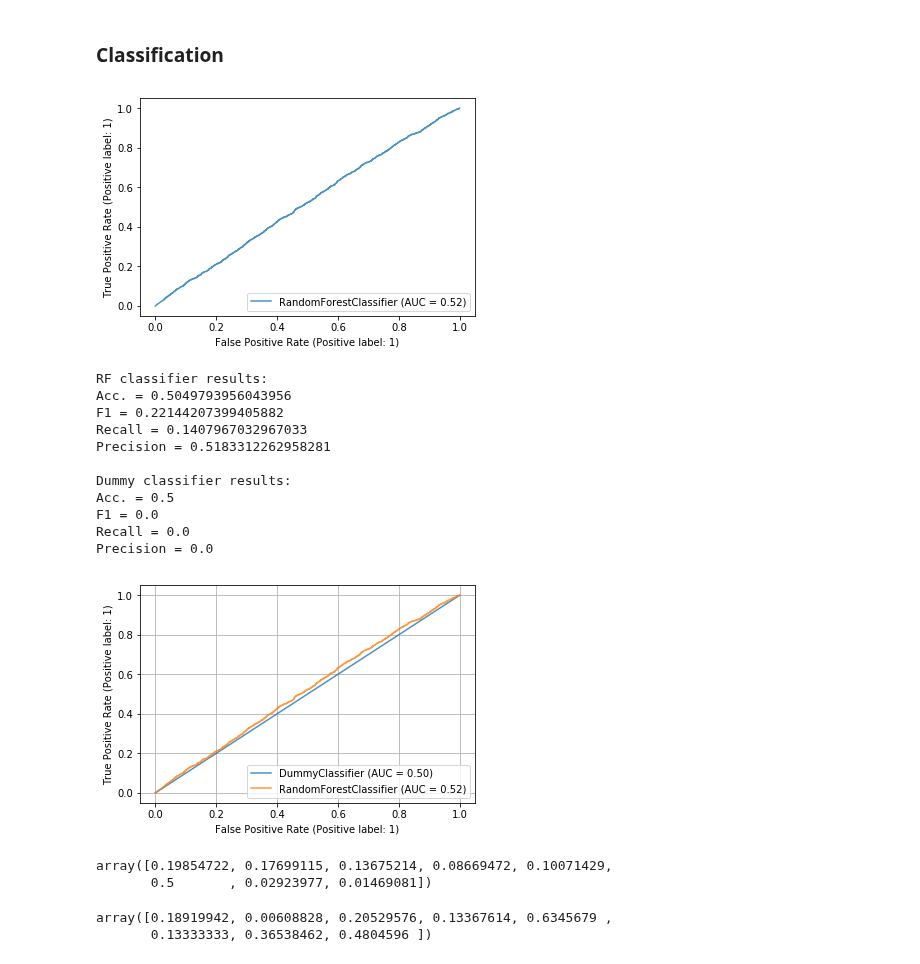
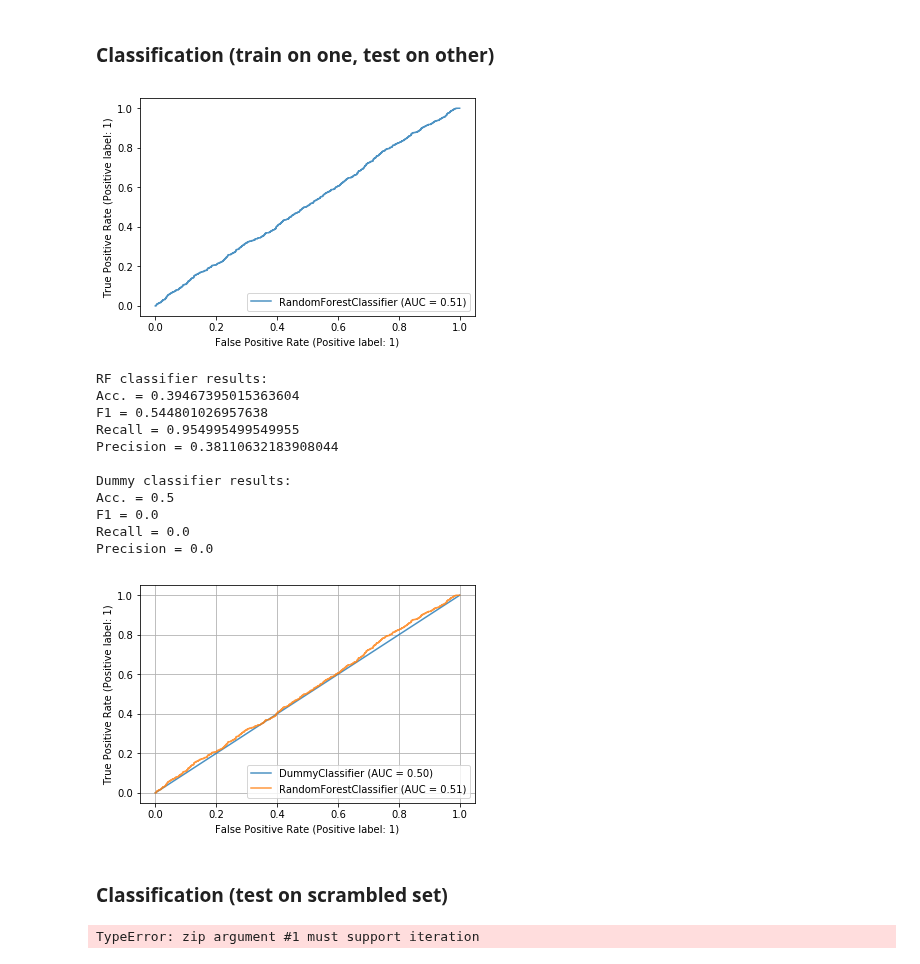
Before and after one commit to kroglkt/CogSci3, a Jupyter notebook: Combined Datasets.ipynb, the cells around one changed output. Drawn from its saved outputs; the diff is of its cells as text; code cells hidden in the pictures.

```diff
--- a/Combined Datasets.ipynb
+++ b/Combined Datasets.ipynb
@@ -66,32 +66,32 @@ Doves_y = [s[0] for s in Doves_y]
 Doves_X = np.nan_to_num(Doves_X)
 TuEyeQ_X = np.nan_to_num(TuEyeQ_X)
 # %% [markdown]
-### Classification
+### Classification (train on one, test on other)
 # %%
 # RFC
 
-train_X = Doves_X
-train_y = Doves_y
-test_X = TuEyeQ_X
-test_y = TuEyeQ_y
+test_X = Doves_X
+test_y = Doves_y
+train_X = TuEyeQ_X
+train_y = TuEyeQ_y
 
 model = RandomForestClassifier(
     n_estimators=1000, criterion='entropy', min_samples_split=5,
     min_samples_leaf=1, random_state=42, max_features='sqrt'
 )
 
 model.fit(train_X, train_y)
 pred_values = model.predict(test_X)
 
 rfc_acc_score = accuracy_score(test_y, pred_values)
 rfc_f1_score = f1_score(test_y, pred_values)
 rfc_recall_score = recall_score(test_y, pred_values)
 rfc_precision_score = precision_score(test_y, pred_values)
 
 ax = plt.gca()
 rfc_disp = plot_roc_curve(model, test_X, test_y, ax=ax, alpha=0.8)
 # %% [output]
-[figure, old version]
+[figure, new version]
 # %%
 # Dummy
 
@@ -130,24 +130,29 @@ Precision = {d_precision_score}
 """)
 # %% [output]
 RF classifier results:
-Acc. = 0.5049793956043956
-F1 = 0.22144207399405882
-Recall = 0.1407967032967033
-Precision = 0.5183312262958281
+Acc. = 0.39467395015363604
+F1 = 0.544801026957638
+Recall = 0.954995499549955
+Precision = 0.38110632183908044
 
 Dummy classifier results:
 Acc. = 0.5
 F1 = 0.0
 Recall = 0.0
 Precision = 0.0
-[figure, old version]
+[figure, new version]
-# %%
-train_X[4]
-# %% [output]
-array([0.19854722, 0.17699115, 0.13675214, 0.08669472, 0.10071429,
-       0.5       , 0.02923977, 0.01469081])
-# %%
-test_X[4]
-# %% [output]
-array([0.18919942, 0.00608828, 0.20529576, 0.13367614, 0.6345679 ,
-       0.13333333, 0.36538462, 0.4804596 ])
+# %% [markdown]
+### Classification (test on scrambled set)
+# %%
+import random
+
+X_comb = Doves_X.extend(TuEyeQ_X)
+y_comb = Doves_y.extend(TuEyeQ_y)
+
+shuffler = list(zip(X_comb, y_comb))
+
+random.shuffle(c)
+
+X_comb, y_comb = zip(*shuffler)
+# %% [output]
+TypeError: zip argument #1 must support iteration
```
Also changed, not shown: parts of 3 cells of this notebook, 4 other files.
